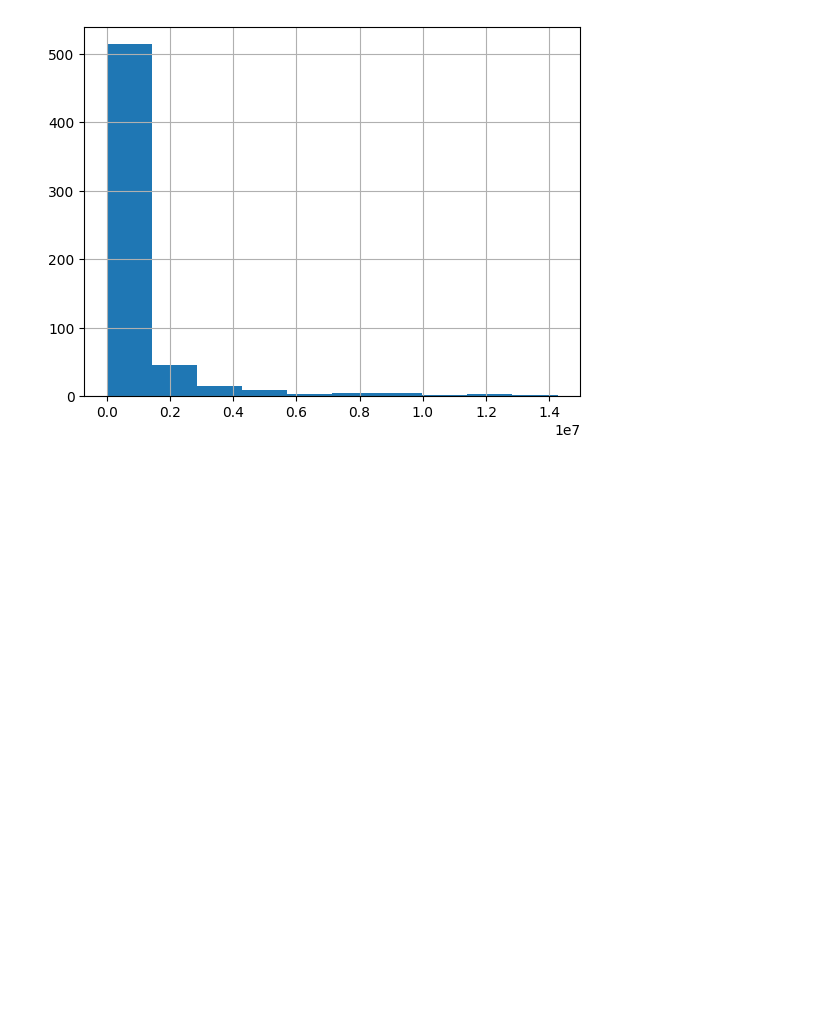
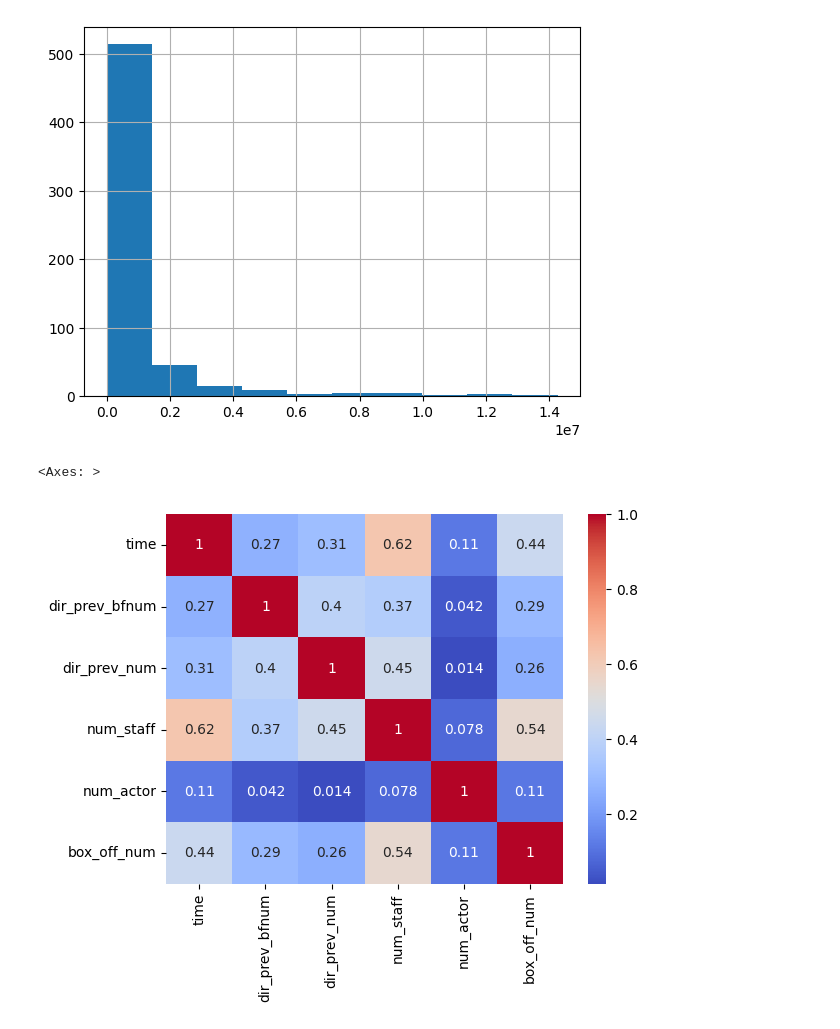
Before and after one commit to pia222sk20/python, a Jupyter notebook: EDA/movie.ipynb, the cells around one changed output. Cells and saved outputs as stored; diff of their text form; code cells hidden in the pictures; blank space fills up the shorter version.

```diff
--- a/EDA/movie.ipynb
+++ b/EDA/movie.ipynb
@@ -73,3 +73,8 @@ df.box_off_num.hist()
 #  outlier가 많고 크다 즉.. 히트작의 영향이 크다
 # %%
 # 관객수  box_off_num과 높은 상관관계를 가지는 변수를
+corr = df.corr(method='spearman',numeric_only=True)
+sns.heatmap(corr, annot=True,cmap='coolwarm')
+# %% [output]
+<Axes: >
+[figure, added]
```
Also changed, not shown: parts of 4 cells of this notebook.
